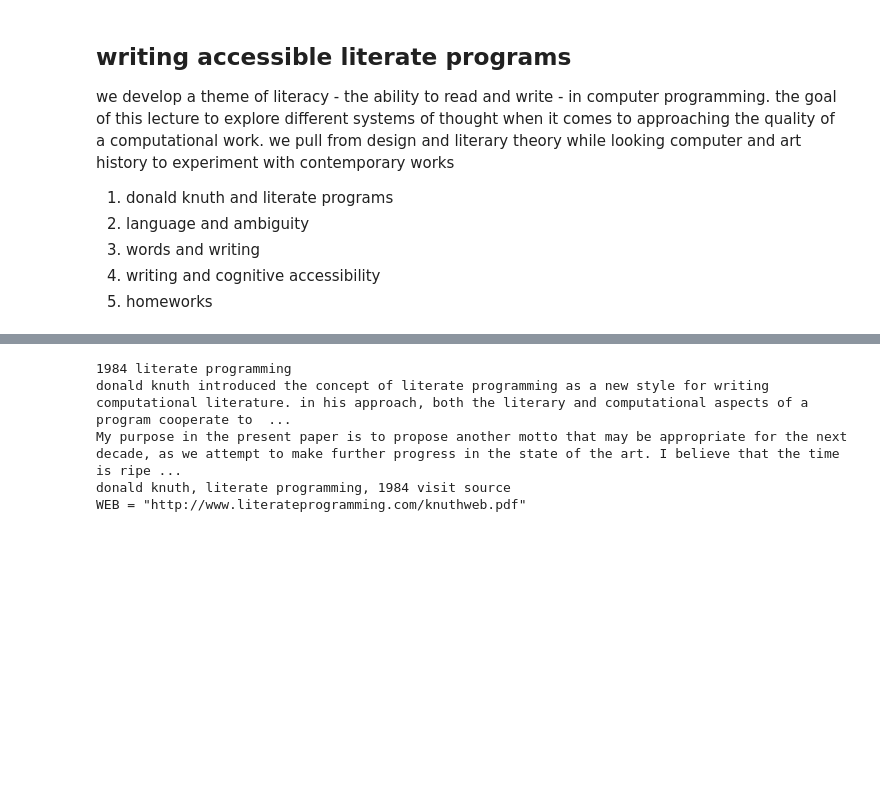
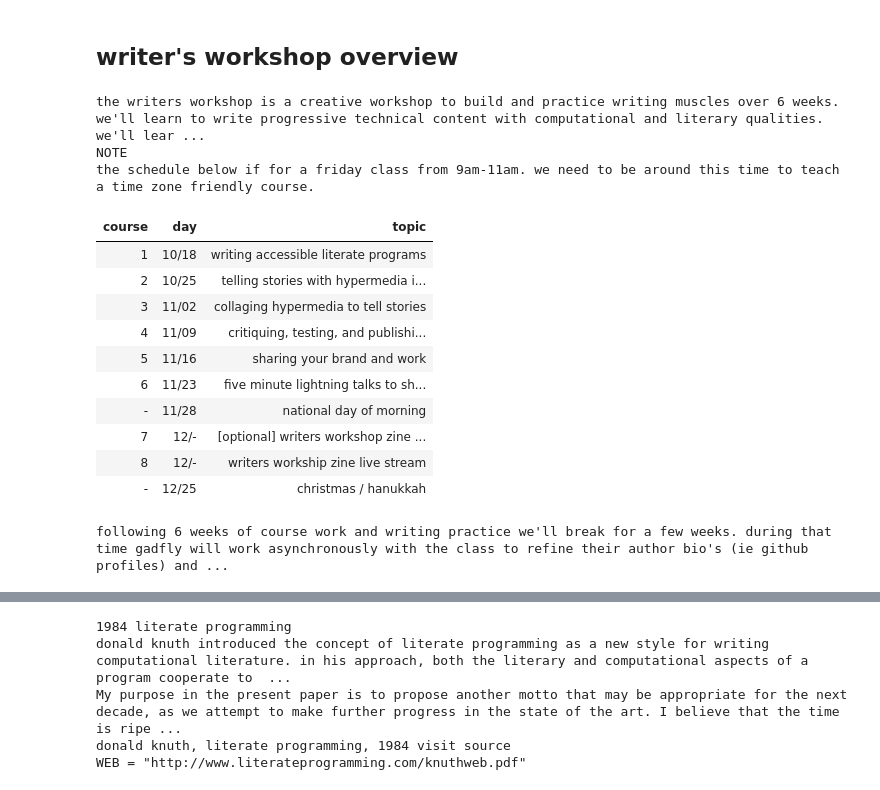
Before and after one commit to tonyfast/syllabus, a Jupyter notebook: docs/i.md.ipynb, the cells around one changed output, grey strips where cells are left out. Cells and saved outputs as stored; diff of their text form; code cells hidden in the pictures; blank space fills up the shorter version.

Commit message:
add reviewers notes

````diff
--- a/docs/i.md.ipynb
+++ b/docs/i.md.ipynb
@@ -18,0 +8,44 @@ members of the cohort will leave with several pieces of media they can share wit
+# %% [markdown]
+## writer's workshop overview
+# %%
+%%
+the writers workshop is a creative workshop to build and practice writing muscles over 6 weeks. we'll learn to write progressive technical content with computational and literary qualities. we'll learn how to compose hypermedia into accessible sensory experiences. we'll become enjoy writing and sharing our work.
+together we'll become more fluent in our ability to discuss software through discourse and critique.
+
+NOTE
+: the schedule below if for a friday class from 9am-11am.
+we need to be around this time to teach a time zone friendly course.
+
+
+| course| day | topic  |
+|-----|--------|-----------------------------------|
+|   1 |  10/18 |writing accessible literate programs  |
+|   2 |  10/25 |telling stories with hypermedia in many languages |
+|   3 |  11/02 |collaging hypermedia to tell stories |
+|   4 |  11/09 |critiquing, testing, and publishing accessible programs |
+|   5 |  11/16 |sharing your brand and work |
+|   6 |  11/23 |five minute <dfn>lightning talks</dfn> to share you and your work |
+|  -  | 11/28 | national day of morning |
+|  7  | 12/-  | [optional] writers workshop zine live stream dry run |
+|  8  | 12/-  | writers workship zine live stream |
+|  -  | 12/25 | christmas / hanukkah |
+
+following 6 weeks of course work and writing practice we'll break for a few weeks. during that time gadfly will work asynchronously with the class
+to refine their author bio's (ie github profiles) and edit their works for the zine. members of the course will leave this course with portfolio material and
+shared authorship with the rest of the course.
+# %% [output]
+the writers workshop is a creative workshop to build and practice writing muscles over 6 weeks. we'll learn to write progressive technical content with computational and literary qualities. we'll lear ...
+NOTE
+the schedule below if for a friday class from 9am-11am. we need to be around this time to teach a time zone friendly course.
+| course | day | topic |
+| 1 | 10/18 | writing accessible literate programs |
+| 2 | 10/25 | telling stories with hypermedia i... |
+| 3 | 11/02 | collaging hypermedia to tell stories |
+| 4 | 11/09 | critiquing, testing, and publishi... |
+| 5 | 11/16 | sharing your brand and work |
+| 6 | 11/23 | five minute lightning talks to sh... |
+| - | 11/28 | national day of morning |
+| 7 | 12/- | [optional] writers workshop zine ... |
+| 8 | 12/- | writers workship zine live stream |
+| - | 12/25 | christmas / hanukkah |
+following 6 weeks of course work and writing practice we'll break for a few weeks. during that time gadfly will work asynchronously with the class to refine their author bio's (ie github profiles) and ...
@@ -62,15 +109,3 @@ youtube clip: {title}
 </figure>
 ```
         ).format(**locals())
-# %% [markdown]
-## writing accessible literate programs
-
-we develop a theme of literacy - the ability to read and write - in computer programming.
-the goal of this lecture to explore different systems of thought when it comes to approaching the quality
-of a computational work. we pull from design and literary theory while looking computer and art history to experiment with contemporary works
-
-1. donald knuth and literate programs
-2. language and ambiguity
-3. words and writing
-4. writing and cognitive accessibility
-5. homeworks
````
Also changed, not shown: parts of 20 cells of this notebook.
